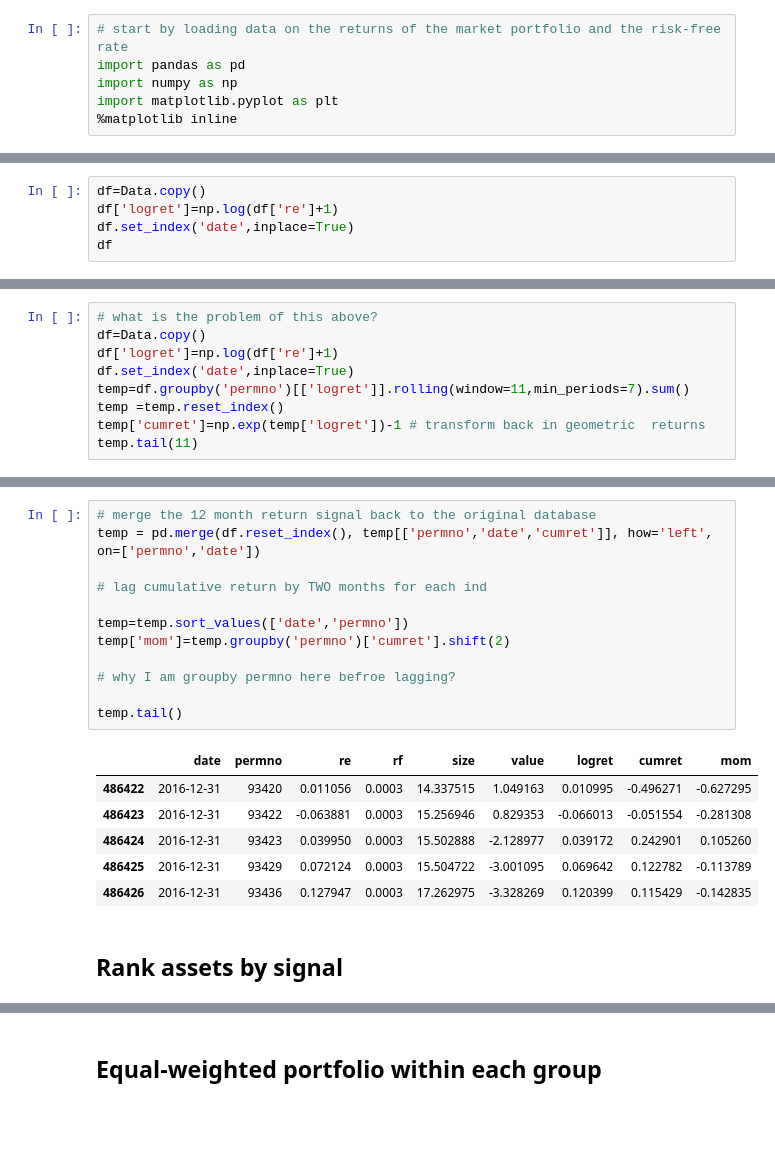
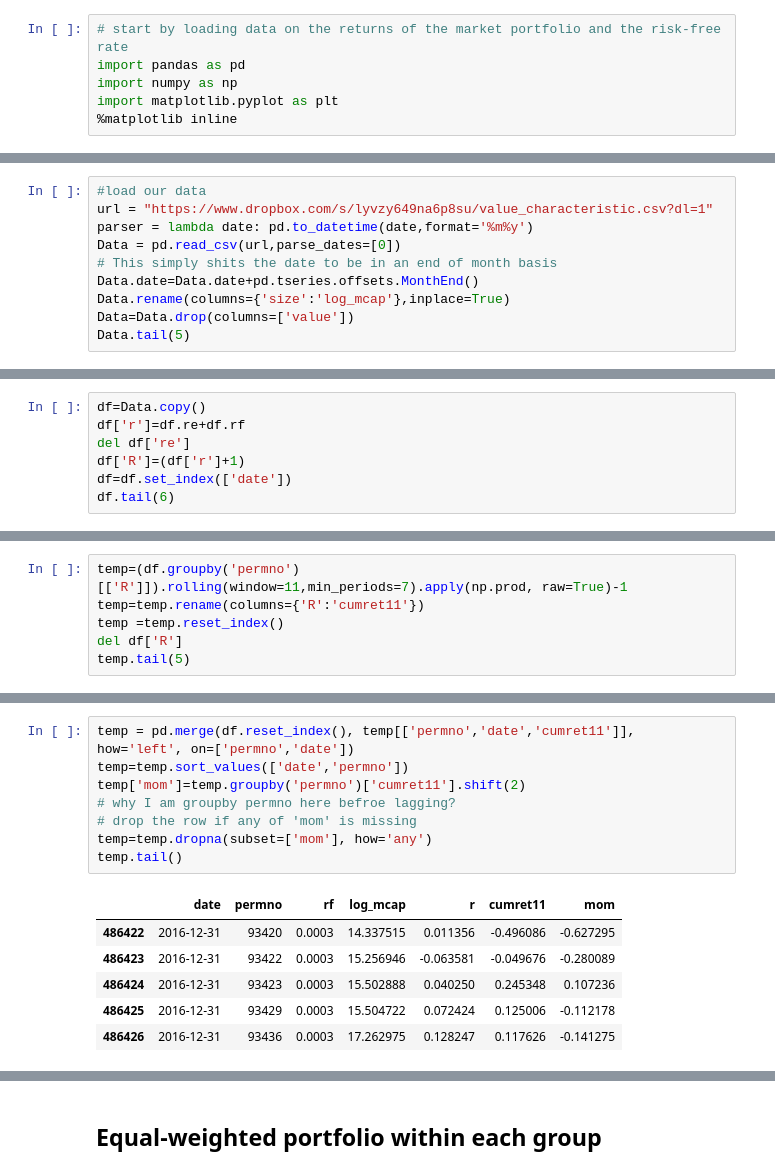
Before and after one commit to amoreira2/Lectures, a Jupyter notebook: chapters/Finance/Notebook6B_Momentum.ipynb, the cells around one changed output, grey strips where cells are left out. Drawn from its saved outputs; the diff is of its cells as text; blank space fills up the shorter version.

```diff
--- a/chapters/Finance/Notebook6B_Momentum.ipynb
+++ b/chapters/Finance/Notebook6B_Momentum.ipynb
@@ -93,0 +86,10 @@ temp.tail(12)
+# %%
+#load our data
+url = "https://www.dropbox.com/s/lyvzy649na6p8su/value_characteristic.csv?dl=1"
+parser = lambda date: pd.to_datetime(date,format='%m%y')
+Data = pd.read_csv(url,parse_dates=[0])
+# This simply shits the date to be in an end of month basis
+Data.date=Data.date+pd.tseries.offsets.MonthEnd()
+Data.rename(columns={'size':'log_mcap'},inplace=True)
+Data=Data.drop(columns=['value'])
+Data.tail(5)
@@ -94,6 +125,8 @@ temp.tail(12)
 # %%
 df=Data.copy()
-df['logret']=np.log(df['re']+1)
-df.set_index('date',inplace=True)
-df
+df['r']=df.re+df.rf
+del df['re']
+df['R']=(df['r']+1)
+df=df.set_index(['date'])
+df.tail(6)
 # %% [output]
@@ -124,9 +140,0 @@ dtype: float64
-# %%
-# what is the problem of this above?
-df=Data.copy()
-df['logret']=np.log(df['re']+1)
-df.set_index('date',inplace=True)
-temp=df.groupby('permno')[['logret']].rolling(window=11,min_periods=7).sum()
-temp =temp.reset_index()
-temp['cumret']=np.exp(temp['logret'])-1 # transform back in geometric  returns
-temp.tail(11)
@@ -145,0 +149,6 @@ temp.tail(11)
+# %%
+temp=(df.groupby('permno')[['R']]).rolling(window=11,min_periods=7).apply(np.prod, raw=True)-1
+temp=temp.rename(columns={'R':'cumret11'})
+temp =temp.reset_index()
+del df['R']
+temp.tail(5)
@@ -146,21 +174,15 @@ temp.tail(11)
 # %%
-# merge the 12 month return signal back to the original database
-temp = pd.merge(df.reset_index(), temp[['permno','date','cumret']], how='left', on=['permno','date'])
-
-# lag cumulative return by TWO months for each ind
-
+temp = pd.merge(df.reset_index(), temp[['permno','date','cumret11']], how='left', on=['permno','date'])
 temp=temp.sort_values(['date','permno'])
-temp['mom']=temp.groupby('permno')['cumret'].shift(2)
-
+temp['mom']=temp.groupby('permno')['cumret11'].shift(2)
 # why I am groupby permno here befroe lagging?
-
+# drop the row if any of 'mom' is missing
+temp=temp.dropna(subset=['mom'], how='any')
 temp.tail()
 # %% [output]
-|  | date | permno | re | rf | size | value | logret | cumret | mom |
-| 486422 | 2016-12-31 | 93420 | 0.011056 | 0.0003 | 14.337515 | 1.049163 | 0.010995 | -0.496271 | -0.627295 |
-| 486423 | 2016-12-31 | 93422 | -0.063881 | 0.0003 | 15.256946 | 0.829353 | -0.066013 | -0.051554 | -0.281308 |
-| 486424 | 2016-12-31 | 93423 | 0.039950 | 0.0003 | 15.502888 | -2.128977 | 0.039172 | 0.242901 | 0.105260 |
-| 486425 | 2016-12-31 | 93429 | 0.072124 | 0.0003 | 15.504722 | -3.001095 | 0.069642 | 0.122782 | -0.113789 |
-| 486426 | 2016-12-31 | 93436 | 0.127947 | 0.0003 | 17.262975 | -3.328269 | 0.120399 | 0.115429 | -0.142835 |
+|  | date | permno | rf | log_mcap | r | cumret11 | mom |
+| 486422 | 2016-12-31 | 93420 | 0.0003 | 14.337515 | 0.011356 | -0.496086 | -0.627295 |
+| 486423 | 2016-12-31 | 93422 | 0.0003 | 15.256946 | -0.063581 | -0.049676 | -0.280089 |
+| 486424 | 2016-12-31 | 93423 | 0.0003 | 15.502888 | 0.040250 | 0.245348 | 0.107236 |
+| 486425 | 2016-12-31 | 93429 | 0.0003 | 15.504722 | 0.072424 | 0.125006 | -0.112178 |
+| 486426 | 2016-12-31 | 93436 | 0.0003 | 17.262975 | 0.128247 | 0.117626 | -0.141275 |
-# %% [markdown]
-## Rank assets by signal
```
Also changed, not shown: parts of 34 cells of this notebook, 2 other files.
